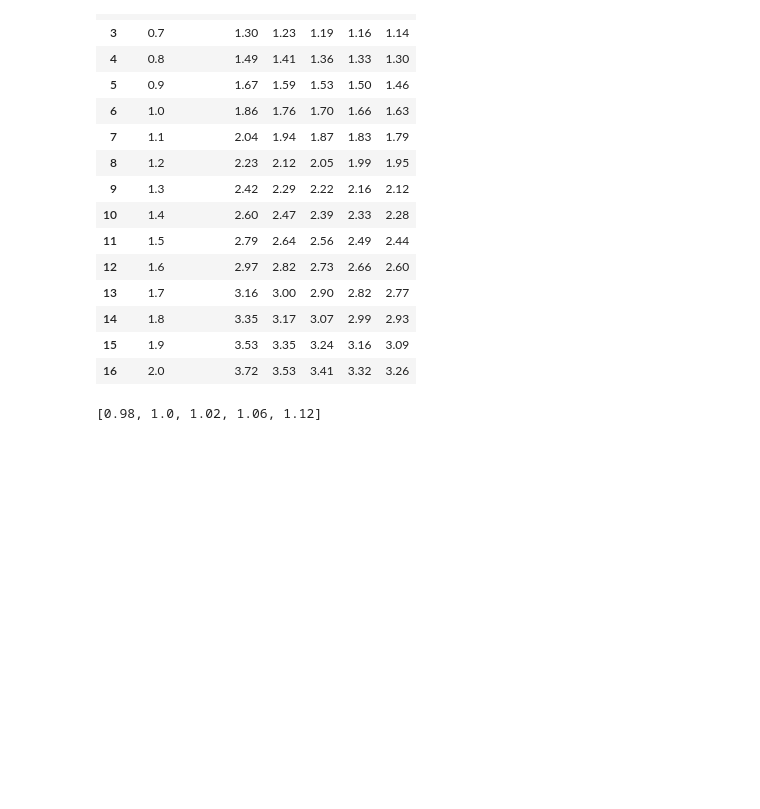
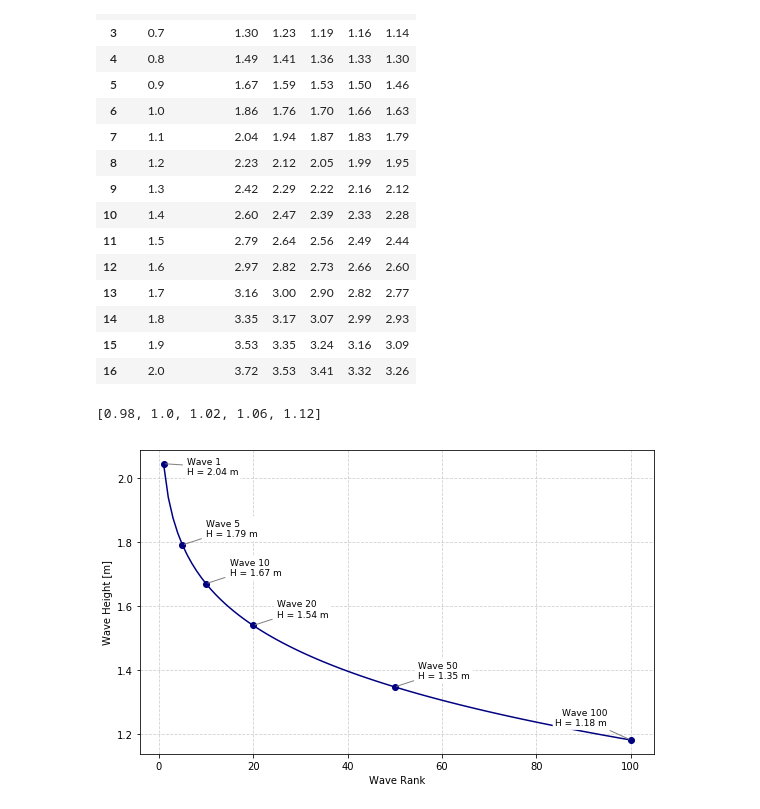
Before and after one commit to ThomasPennockTU/Thesis_Repository, a Jupyter notebook: workfolder/jonswap_waves/waves.ipynb, the cells around one changed output. Cells and saved outputs as stored; diff of their text form; code cells hidden in the pictures; blank space fills up the shorter version.

```diff
--- a/workfolder/jonswap_waves/waves.ipynb
+++ b/workfolder/jonswap_waves/waves.ipynb
@@ -598,3 +598,61 @@ wave_heights = sorted([round(Hs * np.sqrt(0.5 * np.log(1.0 / p)), 2) for p in p_
 print(wave_heights)
 # %% [output]
 [0.98, 1.0, 1.02, 1.06, 1.12]
+# %%
+import numpy as np
+import matplotlib.pyplot as plt
+
+# --- Parameters ---
+Hs = 1.1       # Significant wave height [m]
+N = 1000       # Total number of waves
+n_peaks = 100  # Number of top waves to plot
+
+# --- New method probabilities ---
+p_values = [(k + 1) / float(N + 1) for k in range(n_peaks)]  # exceedance probabilities
+
+# --- Calculate heights using new method ---
+H_extreme = [Hs * np.sqrt(0.5 * np.log(1.0 / p)) for p in p_values]
+
+# --- Prepare plot ---
+plt.figure(figsize=(8, 5))
+plt.plot(range(1, n_peaks + 1), H_extreme, '-', color='navy')
+
+# --- Optional: highlight certain ranks ---
+highlight_ranks = [1, 5, 10, 20, 50, 100]
+highlight_heights = [H_extreme[r - 1] for r in highlight_ranks]
+plt.plot(highlight_ranks, highlight_heights, 'o', color='navy')
+
+# --- Annotate each highlight ---
+offsets = {
+    1: (5, -0.04),
+    5: (5, 0.02),
+    10: (5, 0.02),
+    20: (5, 0.02),
+    50: (5, 0.02),
+    100: (-5, 0.04)
+}
+for rank in highlight_ranks:
+    h = H_extreme[rank - 1]
+    dx, dy = offsets.get(rank, (5, 0.02))
+    plt.annotate(
+        f"Wave {rank}\nH = {h:.2f} m",
+        xy=(rank, h),
+        xytext=(rank + dx, h + dy),
+        fontsize=9,
+        ha='right' if dx < 0 else 'left',
+        va='bottom',
+        arrowprops=dict(arrowstyle='-', color='gray', lw=1),
+        bbox=dict(boxstyle='round,pad=0.3', fc='white', ec='none', alpha=1)
+    )
+
+# --- Labels & formatting ---
+plt.xlabel('Wave Rank')
+plt.ylabel('Wave Height [m]')
+plt.grid(True, linestyle='--', alpha=0.6)
+plt.tight_layout()
+
+# --- Save as PDF ---
+plt.savefig("top100_rayleigh_waves_Hs1.1.pdf", dpi=300, bbox_inches='tight')
+plt.show()
+# %% [output]
+[figure, added]
```
Also changed, not shown: parts of 1 cell of this notebook, 15 other files.
